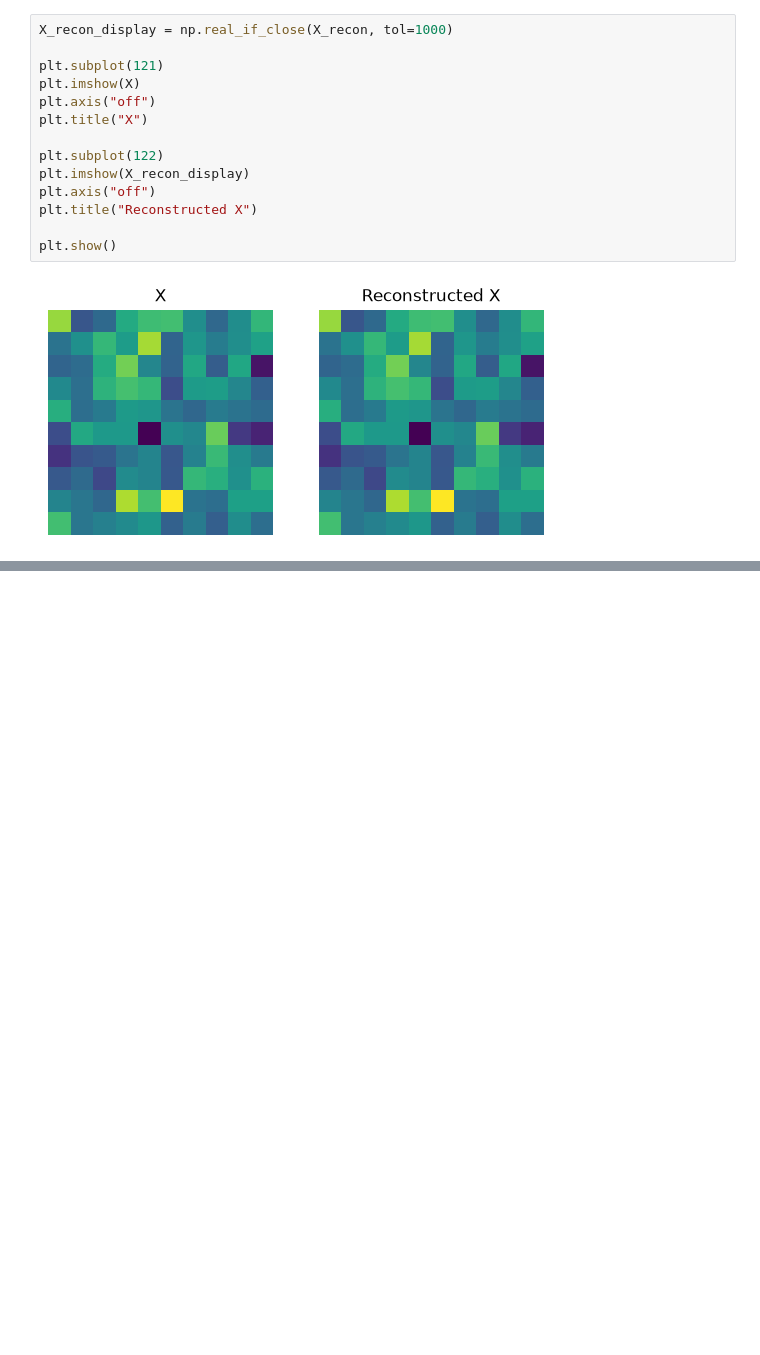
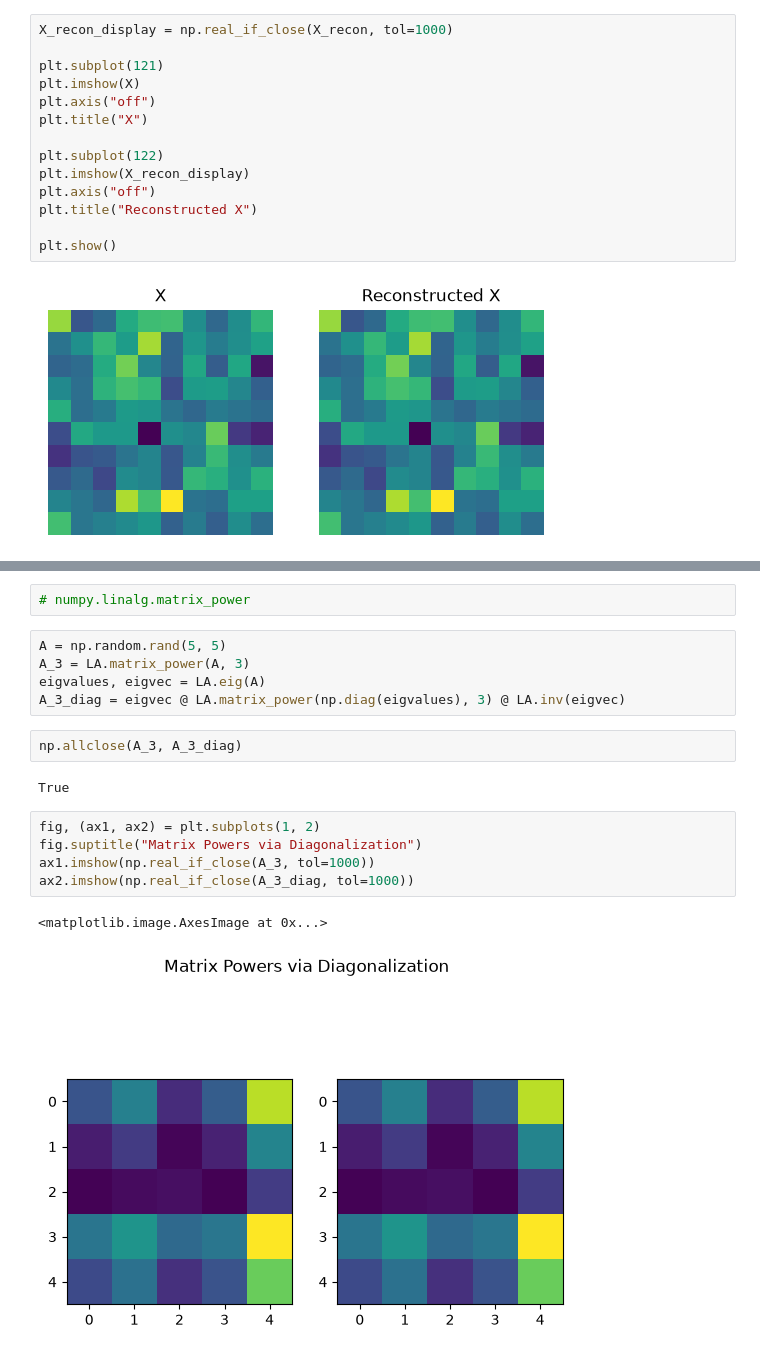
Before and after one commit to reinaldopenno-sonatus/LinAlgCourse, a Jupyter notebook: eig/LA_rp_eig_working.ipynb, the cells around one changed output, grey strips where cells are left out. Drawn from its saved outputs; the diff is of its cells as text; blank space fills up the shorter version.

Commit message:
Matrix Power

```diff
--- a/eig/LA_rp_eig_working.ipynb
+++ b/eig/LA_rp_eig_working.ipynb
@@ -306,0 +311,19 @@ plt.show()
+# %%
+# numpy.linalg.matrix_power
+# %%
+A = np.random.rand(5, 5)
+A_3 = LA.matrix_power(A, 3)
+eigvalues, eigvec = LA.eig(A)
+A_3_diag = eigvec @ LA.matrix_power(np.diag(eigvalues), 3) @ LA.inv(eigvec)
+# %%
+np.allclose(A_3, A_3_diag)
+# %% [output]
+True
+# %%
+fig, (ax1, ax2) = plt.subplots(1, 2)
+fig.suptitle("Matrix Powers via Diagonalization")
+ax1.imshow(np.real_if_close(A_3, tol=1000))
+ax2.imshow(np.real_if_close(A_3_diag, tol=1000))
+# %% [output]
+<matplotlib.image.AxesImage at 0x...>
+[figure, added]
```
Also changed, not shown: parts of 3 cells of this notebook.
